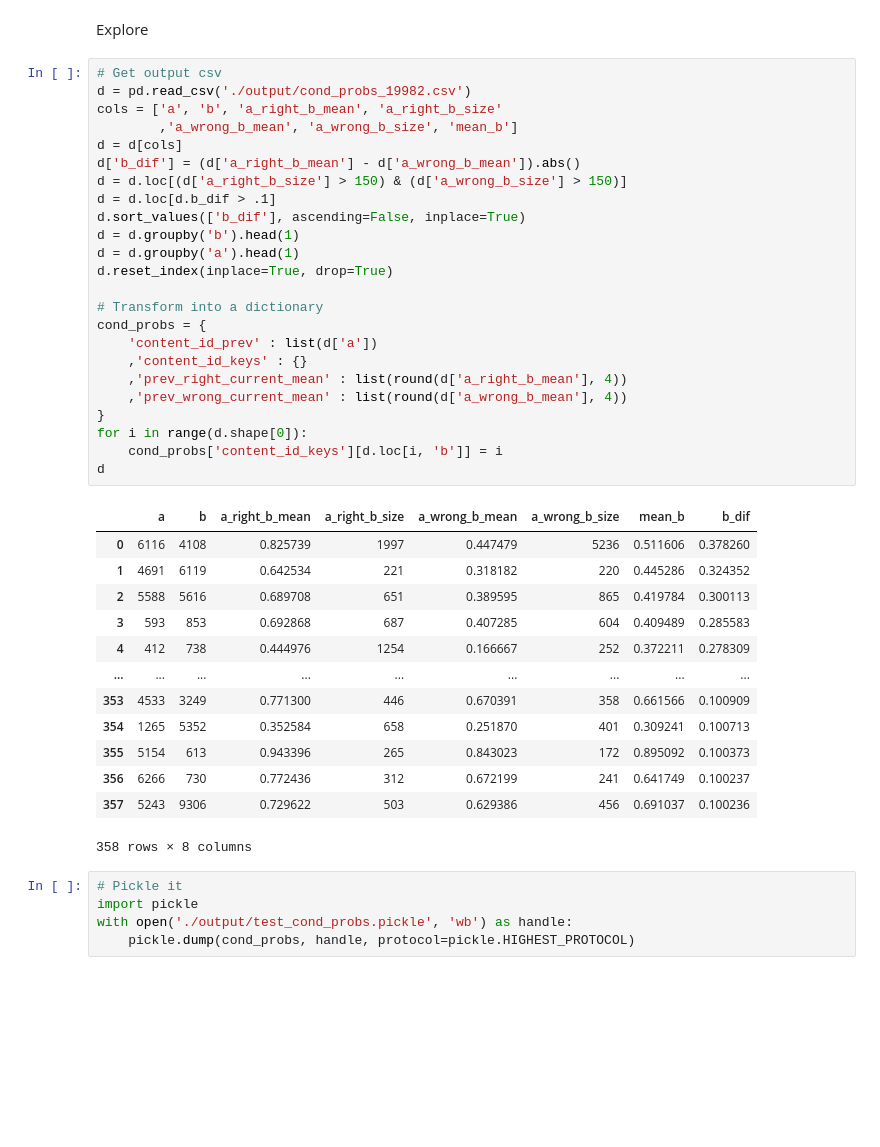
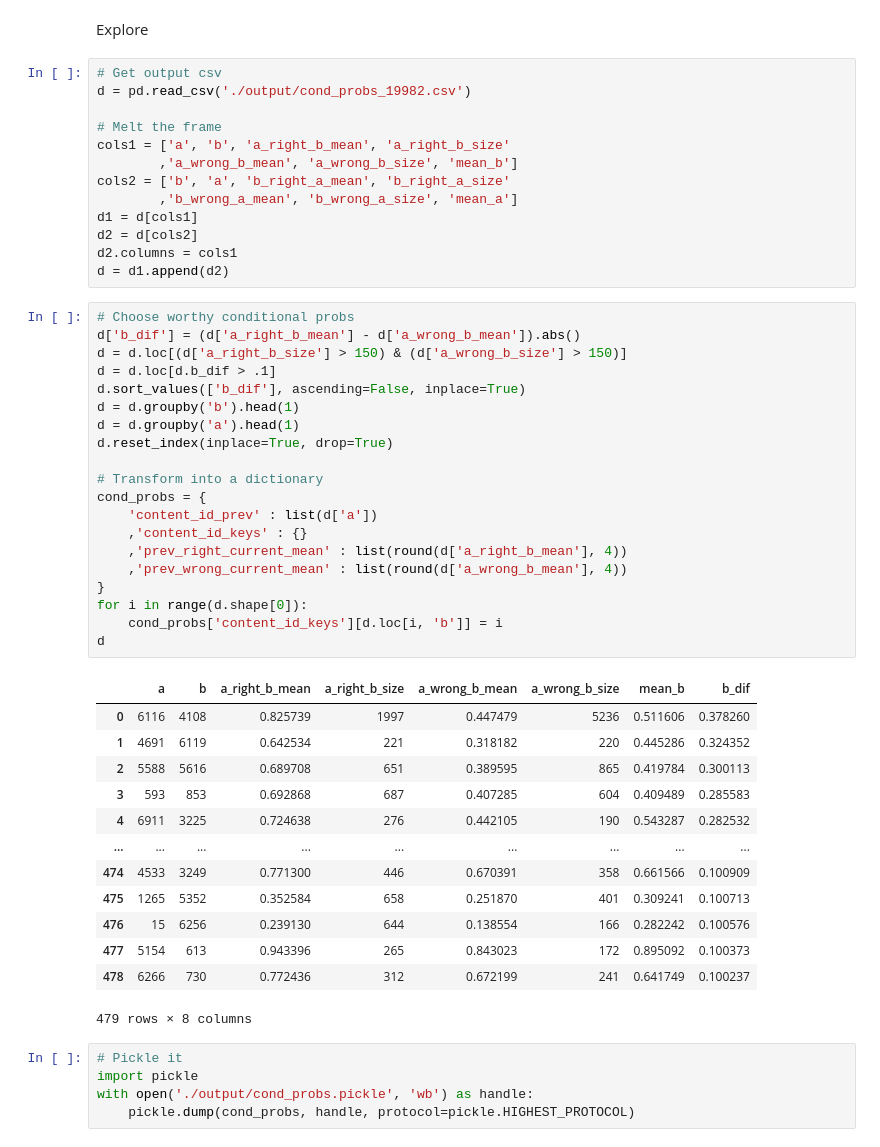
Before and after one commit to npa02012/kaggle_riiid, a Jupyter notebook: cond_probs.ipynb, the cells around one changed output. Cells and saved outputs as stored; diff of their text form; blank space fills up the shorter version.

```diff
--- a/cond_probs.ipynb
+++ b/cond_probs.ipynb
@@ -105,46 +87,55 @@ d = final_output.merge(content_id_means.rename(columns={'mean' : 'mean_a'})
 d.to_csv('./output/cond_probs_' + str(d.shape[0]) + '.csv', index=False)
 # %% [markdown]
 Explore
+# %%
+# Get output csv
+d = pd.read_csv('./output/cond_probs_19982.csv')
+
+# Melt the frame
+cols1 = ['a', 'b', 'a_right_b_mean', 'a_right_b_size'
+        ,'a_wrong_b_mean', 'a_wrong_b_size', 'mean_b']
+cols2 = ['b', 'a', 'b_right_a_mean', 'b_right_a_size'
+        ,'b_wrong_a_mean', 'b_wrong_a_size', 'mean_a']
+d1 = d[cols1]
+d2 = d[cols2]
+d2.columns = cols1
+d = d1.append(d2)
 # %%
-# Get output csv
-d = pd.read_csv('./output/cond_probs_19982.csv')
-cols = ['a', 'b', 'a_right_b_mean', 'a_right_b_size'
-        ,'a_wrong_b_mean', 'a_wrong_b_size', 'mean_b']
-d = d[cols]
+# Choose worthy conditional probs
 d['b_dif'] = (d['a_right_b_mean'] - d['a_wrong_b_mean']).abs()
 d = d.loc[(d['a_right_b_size'] > 150) & (d['a_wrong_b_size'] > 150)]
 d = d.loc[d.b_dif > .1]
 d.sort_values(['b_dif'], ascending=False, inplace=True)
 d = d.groupby('b').head(1)
 d = d.groupby('a').head(1)
 d.reset_index(inplace=True, drop=True)
 
 # Transform into a dictionary
 cond_probs = {
     'content_id_prev' : list(d['a'])
     ,'content_id_keys' : {}
     ,'prev_right_current_mean' : list(round(d['a_right_b_mean'], 4))
     ,'prev_wrong_current_mean' : list(round(d['a_wrong_b_mean'], 4))
 }
 for i in range(d.shape[0]):
     cond_probs['content_id_keys'][d.loc[i, 'b']] = i
 d
 # %% [output]
 |  | a | b | a_right_b_mean | a_right_b_size | a_wrong_b_mean | a_wrong_b_size | mean_b | b_dif |
 | 0 | 6116 | 4108 | 0.825739 | 1997 | 0.447479 | 5236 | 0.511606 | 0.378260 |
 | 1 | 4691 | 6119 | 0.642534 | 221 | 0.318182 | 220 | 0.445286 | 0.324352 |
 | 2 | 5588 | 5616 | 0.689708 | 651 | 0.389595 | 865 | 0.419784 | 0.300113 |
 | 3 | 593 | 853 | 0.692868 | 687 | 0.407285 | 604 | 0.409489 | 0.285583 |
-| 4 | 412 | 738 | 0.444976 | 1254 | 0.166667 | 252 | 0.372211 | 0.278309 |
+| 4 | 6911 | 3225 | 0.724638 | 276 | 0.442105 | 190 | 0.543287 | 0.282532 |
 | ... | ... | ... | ... | ... | ... | ... | ... | ... |
-| 353 | 4533 | 3249 | 0.771300 | 446 | 0.670391 | 358 | 0.661566 | 0.100909 |
-| 354 | 1265 | 5352 | 0.352584 | 658 | 0.251870 | 401 | 0.309241 | 0.100713 |
-| 355 | 5154 | 613 | 0.943396 | 265 | 0.843023 | 172 | 0.895092 | 0.100373 |
-| 356 | 6266 | 730 | 0.772436 | 312 | 0.672199 | 241 | 0.641749 | 0.100237 |
-| 357 | 5243 | 9306 | 0.729622 | 503 | 0.629386 | 456 | 0.691037 | 0.100236 |
+| 474 | 4533 | 3249 | 0.771300 | 446 | 0.670391 | 358 | 0.661566 | 0.100909 |
+| 475 | 1265 | 5352 | 0.352584 | 658 | 0.251870 | 401 | 0.309241 | 0.100713 |
+| 476 | 15 | 6256 | 0.239130 | 644 | 0.138554 | 166 | 0.282242 | 0.100576 |
+| 477 | 5154 | 613 | 0.943396 | 265 | 0.843023 | 172 | 0.895092 | 0.100373 |
+| 478 | 6266 | 730 | 0.772436 | 312 | 0.672199 | 241 | 0.641749 | 0.100237 |
-358 rows × 8 columns
+479 rows × 8 columns
 # %%
 # Pickle it
 import pickle
-with open('./output/test_cond_probs.pickle', 'wb') as handle:
+with open('./output/cond_probs.pickle', 'wb') as handle:
     pickle.dump(cond_probs, handle, protocol=pickle.HIGHEST_PROTOCOL)
```
Also changed, not shown: parts of 1 cell of this notebook, 4 other files.
